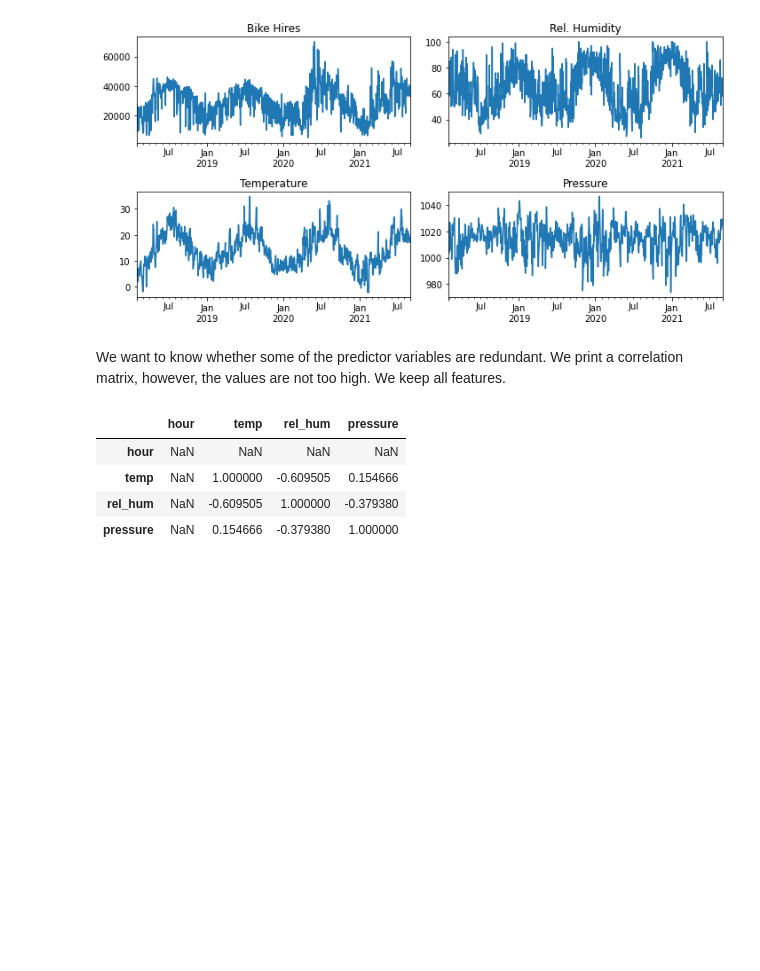
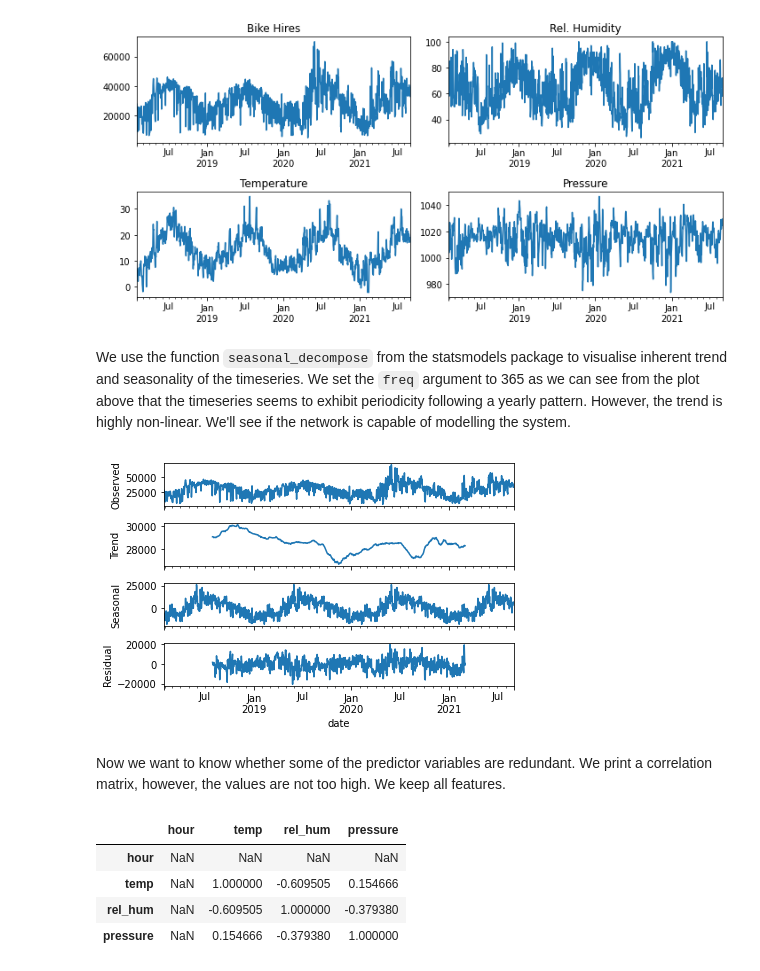
Before and after one commit to felluksch/bike-hires, a Jupyter notebook: timeseries_lstm.ipynb, the cells around one changed output. Saved outputs shown, nothing was run; the diff lists cells and outputs as text; code cells hidden in the pictures; blank space fills up the shorter version.

```diff
--- a/timeseries_lstm.ipynb
+++ b/timeseries_lstm.ipynb
@@ -47,8 +48,14 @@ We quickly visualise the data.
  plt.tight_layout()
 # %% [output]
 [figure]
+# %% [markdown]
+We use the function `seasonal_decompose` from the statsmodels package to visualise inherent trend and seasonality of the timeseries. We set the `freq` argument to 365 as we can see from the plot above that the timeseries seems to exhibit periodicity following a yearly pattern. However, the trend is highly non-linear. We'll see if the network is capable of modelling the system.
+# %%
+seasonal_decompose(bike_hires["num_hires"], freq=365).plot().show()
+# %% [output]
+[figure, added]
 # %% [markdown]
-We want to know whether some of the predictor variables are redundant. We print a correlation matrix, however, the values are not too high. We keep all features.
+Now we want to know whether some of the predictor variables are redundant. We print a correlation matrix, however, the values are not too high. We keep all features.
 # %%
 weather.corr()
 # %% [output]
```
Also changed, not shown: parts of 8 cells of this notebook.
